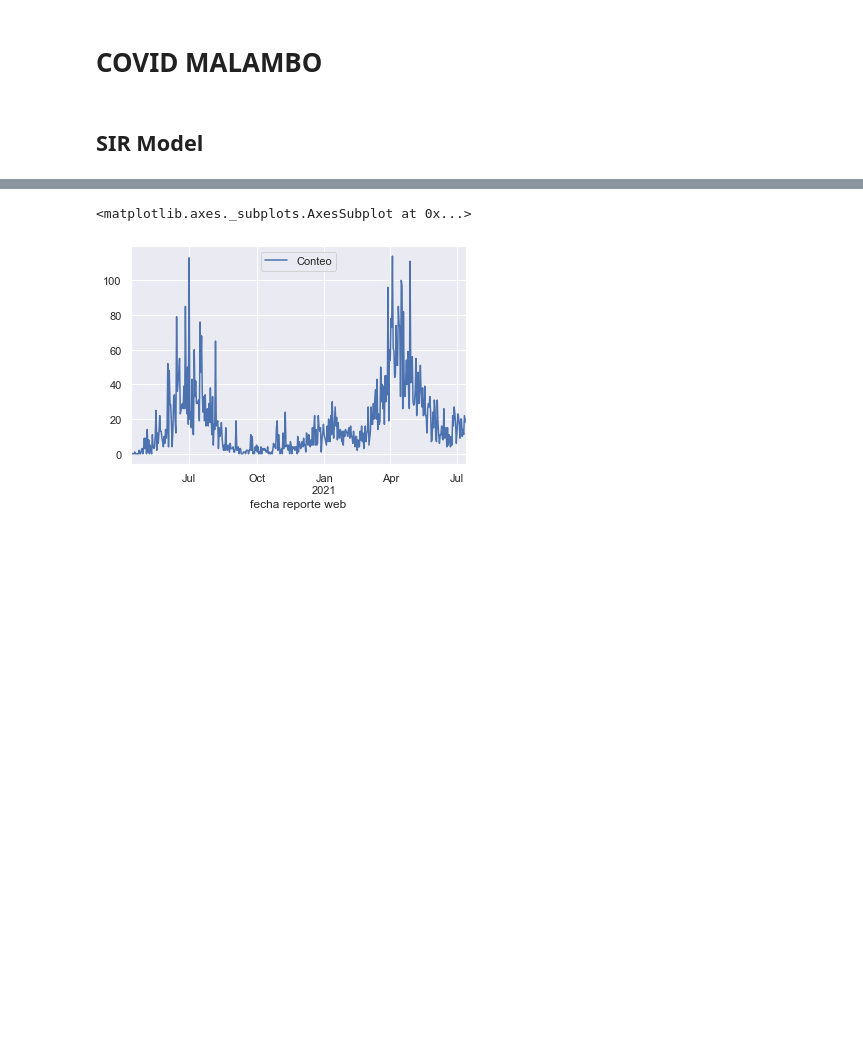
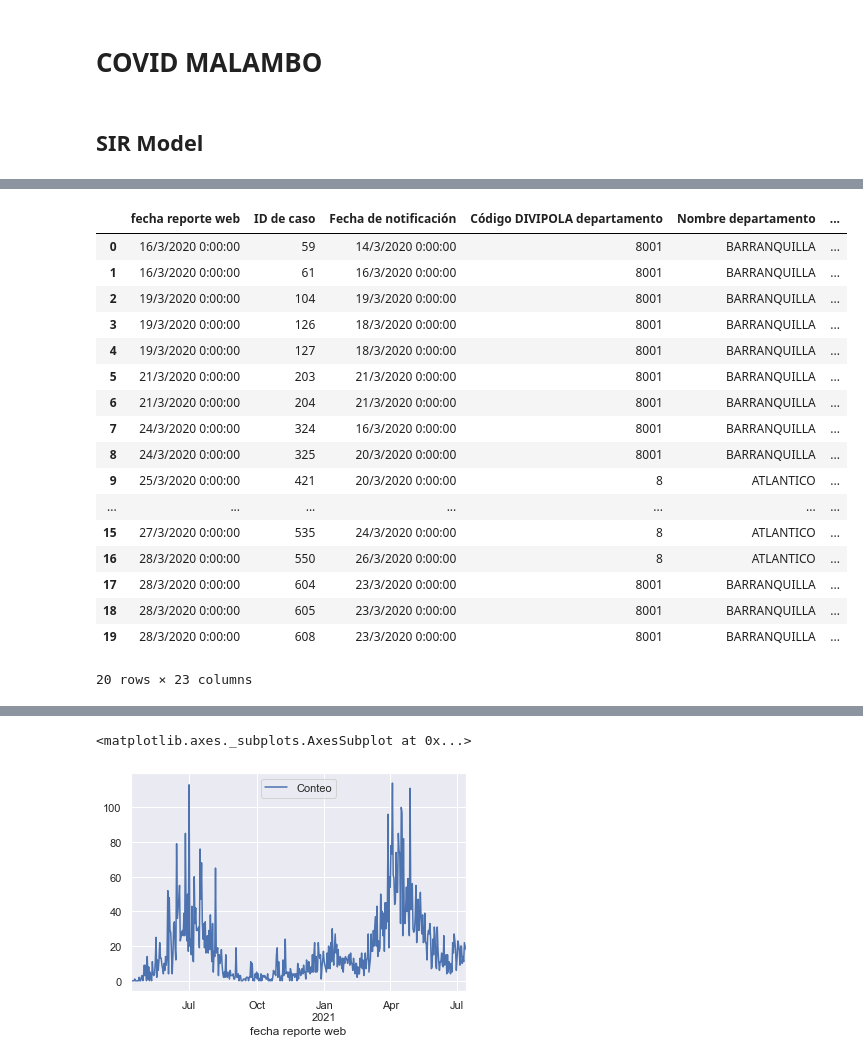
Before and after one commit to gvergaraa77/Covid_Malambo, a Jupyter notebook: Covid_Malambo.ipynb, the cells around one changed output, grey strips where cells are left out. Drawn from its saved outputs; the diff is of its cells as text; code cells hidden in the pictures; blank space fills up the shorter version.

```diff
--- a/Covid_Malambo.ipynb
+++ b/Covid_Malambo.ipynb
@@ -73,0 +79,21 @@ pl.savefig('sirpy')
+# %%
+df.head(20)
+# %% [output]
+|  | fecha reporte web | ID de caso | Fecha de notificación | Código DIVIPOLA departamento | Nombre departamento | ... |
+| 0 | 16/3/2020 0:00:00 | 59 | 14/3/2020 0:00:00 | 8001 | BARRANQUILLA | ... |
+| 1 | 16/3/2020 0:00:00 | 61 | 16/3/2020 0:00:00 | 8001 | BARRANQUILLA | ... |
+| 2 | 19/3/2020 0:00:00 | 104 | 19/3/2020 0:00:00 | 8001 | BARRANQUILLA | ... |
+| 3 | 19/3/2020 0:00:00 | 126 | 18/3/2020 0:00:00 | 8001 | BARRANQUILLA | ... |
+| 4 | 19/3/2020 0:00:00 | 127 | 18/3/2020 0:00:00 | 8001 | BARRANQUILLA | ... |
+| 5 | 21/3/2020 0:00:00 | 203 | 21/3/2020 0:00:00 | 8001 | BARRANQUILLA | ... |
+| 6 | 21/3/2020 0:00:00 | 204 | 21/3/2020 0:00:00 | 8001 | BARRANQUILLA | ... |
+| 7 | 24/3/2020 0:00:00 | 324 | 16/3/2020 0:00:00 | 8001 | BARRANQUILLA | ... |
+| 8 | 24/3/2020 0:00:00 | 325 | 20/3/2020 0:00:00 | 8001 | BARRANQUILLA | ... |
+| 9 | 25/3/2020 0:00:00 | 421 | 20/3/2020 0:00:00 | 8 | ATLANTICO | ... |
+| ... | ... | ... | ... | ... | ... | ... |
+| 15 | 27/3/2020 0:00:00 | 535 | 24/3/2020 0:00:00 | 8 | ATLANTICO | ... |
+| 16 | 28/3/2020 0:00:00 | 550 | 26/3/2020 0:00:00 | 8 | ATLANTICO | ... |
+| 17 | 28/3/2020 0:00:00 | 604 | 23/3/2020 0:00:00 | 8001 | BARRANQUILLA | ... |
+| 18 | 28/3/2020 0:00:00 | 605 | 23/3/2020 0:00:00 | 8001 | BARRANQUILLA | ... |
+| 19 | 28/3/2020 0:00:00 | 608 | 23/3/2020 0:00:00 | 8001 | BARRANQUILLA | ... |
+20 rows × 23 columns
```
Also changed, not shown: parts of 14 cells of this notebook, 1 other file.
